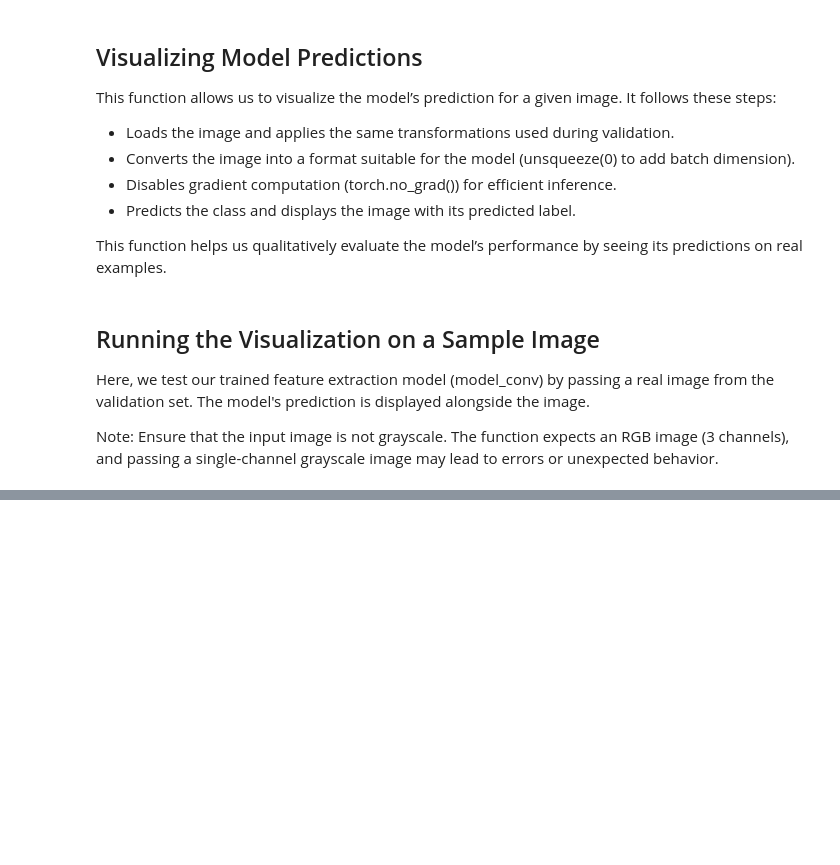
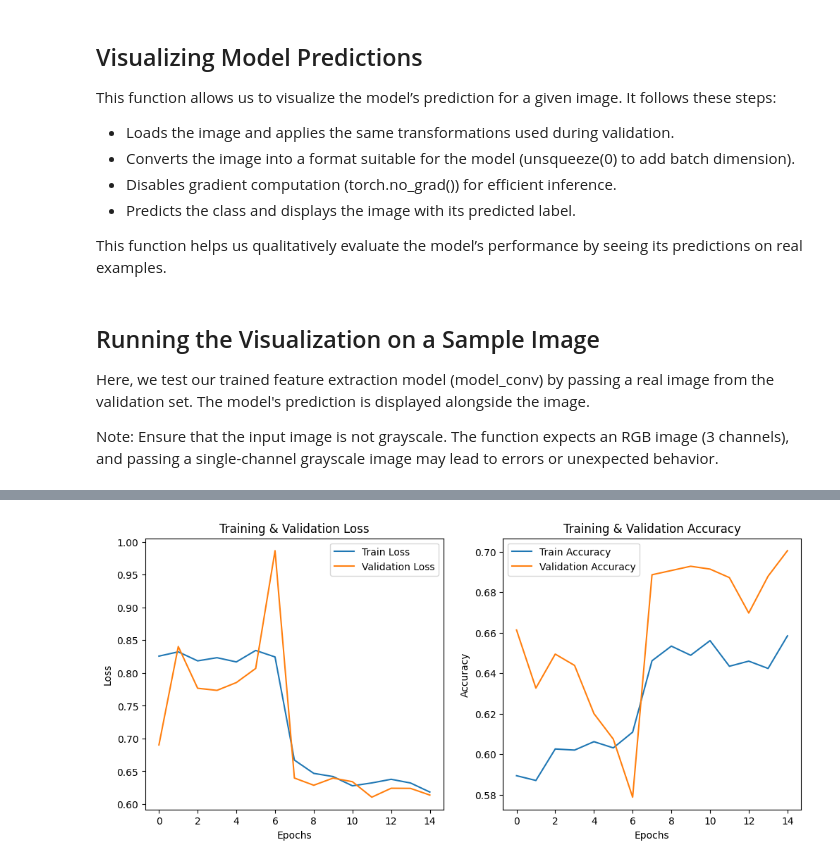
Before and after one commit to diogomonteiro05/deeplearning, a Jupyter notebook: deep_fake_face_detection.ipynb, the cells around one changed output, grey strips where cells are left out. Saved outputs shown, nothing was run; the diff lists cells and outputs as text; code cells hidden in the pictures; blank space fills up the shorter version.

```diff
--- a/deep_fake_face_detection.ipynb
+++ b/deep_fake_face_detection.ipynb
@@ -444,0 +505,4 @@ plt.show()
+# %%
+plot_training_history(epoch_results_conv)
+# %% [output]
+[figure, added]
```
Also changed, not shown: parts of 13 cells of this notebook, 1 other file.
